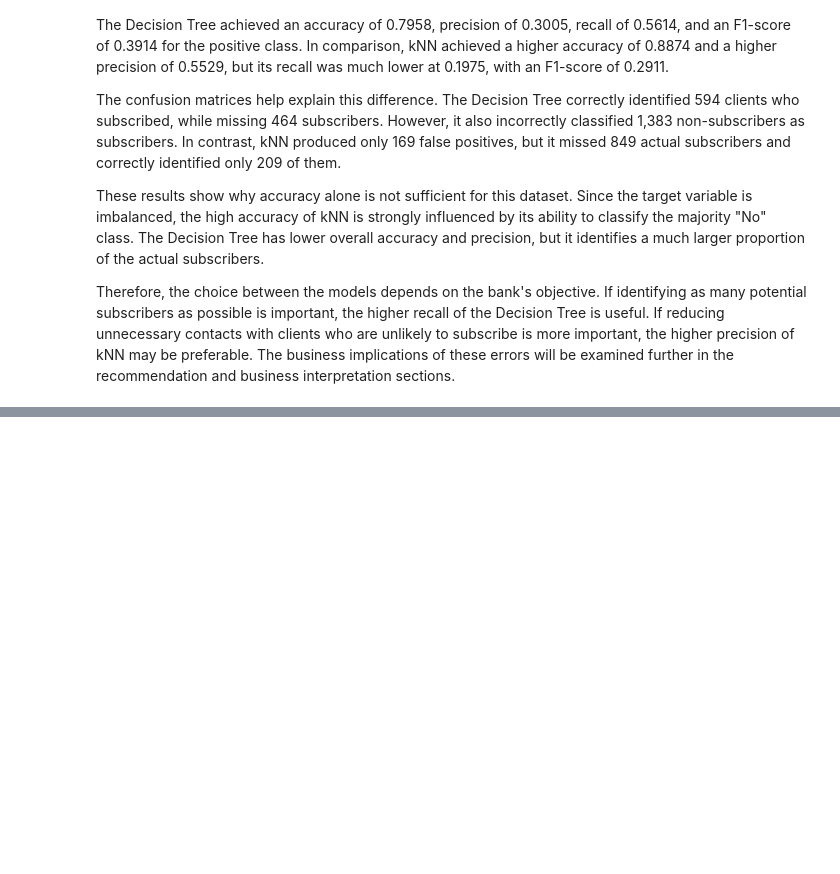
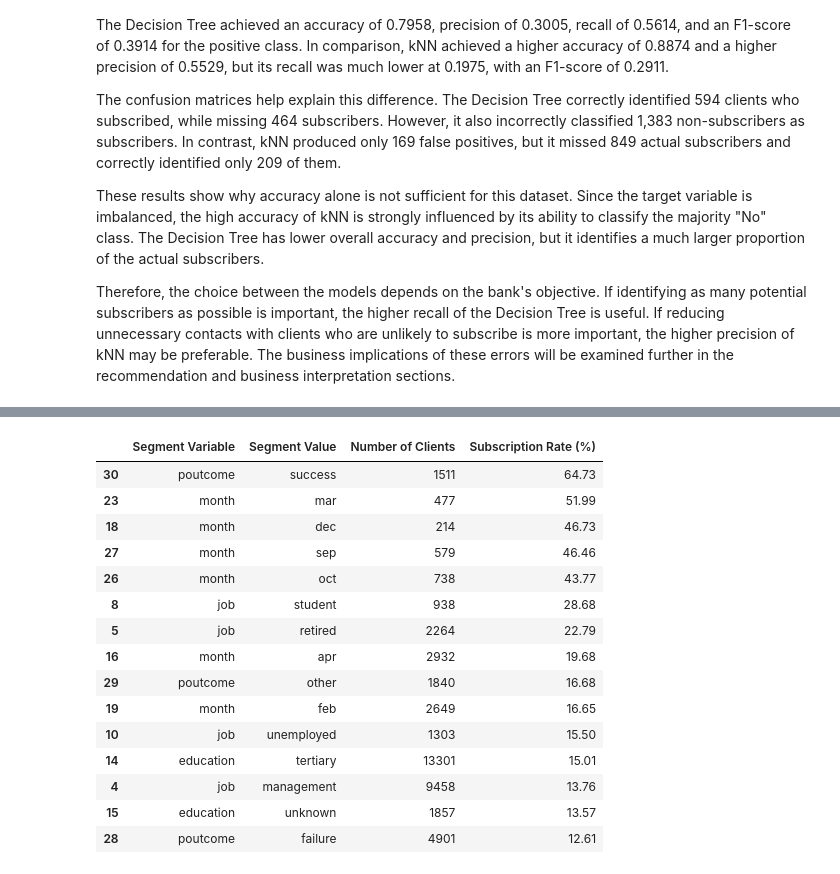
Before and after one commit to liadagon/Applied_Artificial_Intelligence, a Jupyter notebook: FinalProjectAppliedAI.ipynb, the cells around one changed output, grey strips where cells are left out. Drawn from its saved outputs; the diff is of its cells as text; code cells hidden in the pictures; blank space fills up the shorter version.

```diff
--- a/FinalProjectAppliedAI.ipynb
+++ b/FinalProjectAppliedAI.ipynb
@@ -1148,0 +1163,70 @@ Therefore, the choice between the models depends on the bank's objective. If ide
+# %%
+segment_df = df.copy()
+
+segment_df["y_numeric"] = (
+    segment_df["y"]
+    .astype(str)
+    .str.strip()
+    .str.lower()
+    .map({"no": 0, "yes": 1, "0": 0, "1": 1})
+)
+
+segment_columns = ["job", "education", "month", "poutcome"]
+
+segment_results = []
+
+for column in segment_columns:
+    segment_table = (
+        segment_df.groupby(column)["y_numeric"]
+        .agg(["count", "mean"])
+        .reset_index()
+    )
+
+    segment_table = segment_table[segment_table["count"] >= 100]
+
+    segment_table["mean"] = segment_table["mean"] * 100
+
+    segment_table["Segment Variable"] = column
+
+    segment_table = segment_table.rename(columns={
+        column: "Segment Value",
+        "count": "Number of Clients",
+        "mean": "Subscription Rate (%)"
+    })
+
+    segment_results.append(
+        segment_table[
+            [
+                "Segment Variable",
+                "Segment Value",
+                "Number of Clients",
+                "Subscription Rate (%)"
+            ]
+        ]
+    )
+
+customer_segments = pd.concat(segment_results, ignore_index=True)
+
+customer_segments = customer_segments.sort_values(
+    by="Subscription Rate (%)",
+    ascending=False
+)
+
+customer_segments.head(15).round(2)
+# %% [output]
+|  | Segment Variable | Segment Value | Number of Clients | Subscription Rate (%) |
+| 30 | poutcome | success | 1511 | 64.73 |
+| 23 | month | mar | 477 | 51.99 |
+| 18 | month | dec | 214 | 46.73 |
+| 27 | month | sep | 579 | 46.46 |
+| 26 | month | oct | 738 | 43.77 |
+| 8 | job | student | 938 | 28.68 |
+| 5 | job | retired | 2264 | 22.79 |
+| 16 | month | apr | 2932 | 19.68 |
+| 29 | poutcome | other | 1840 | 16.68 |
+| 19 | month | feb | 2649 | 16.65 |
+| 10 | job | unemployed | 1303 | 15.50 |
+| 14 | education | tertiary | 13301 | 15.01 |
+| 4 | job | management | 9458 | 13.76 |
+| 15 | education | unknown | 1857 | 13.57 |
+| 28 | poutcome | failure | 4901 | 12.61 |
```
Also changed, not shown: parts of 17 cells of this notebook.
